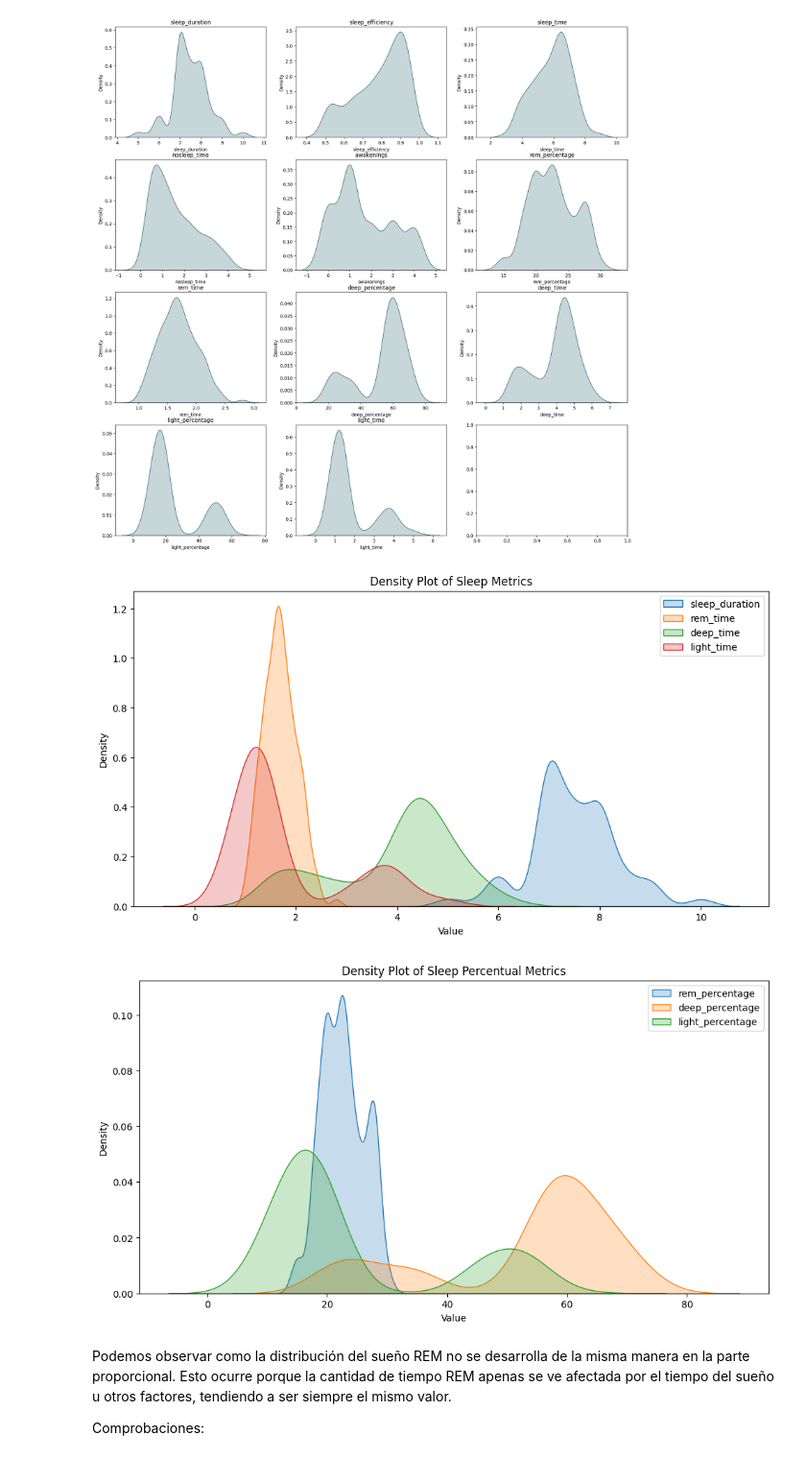
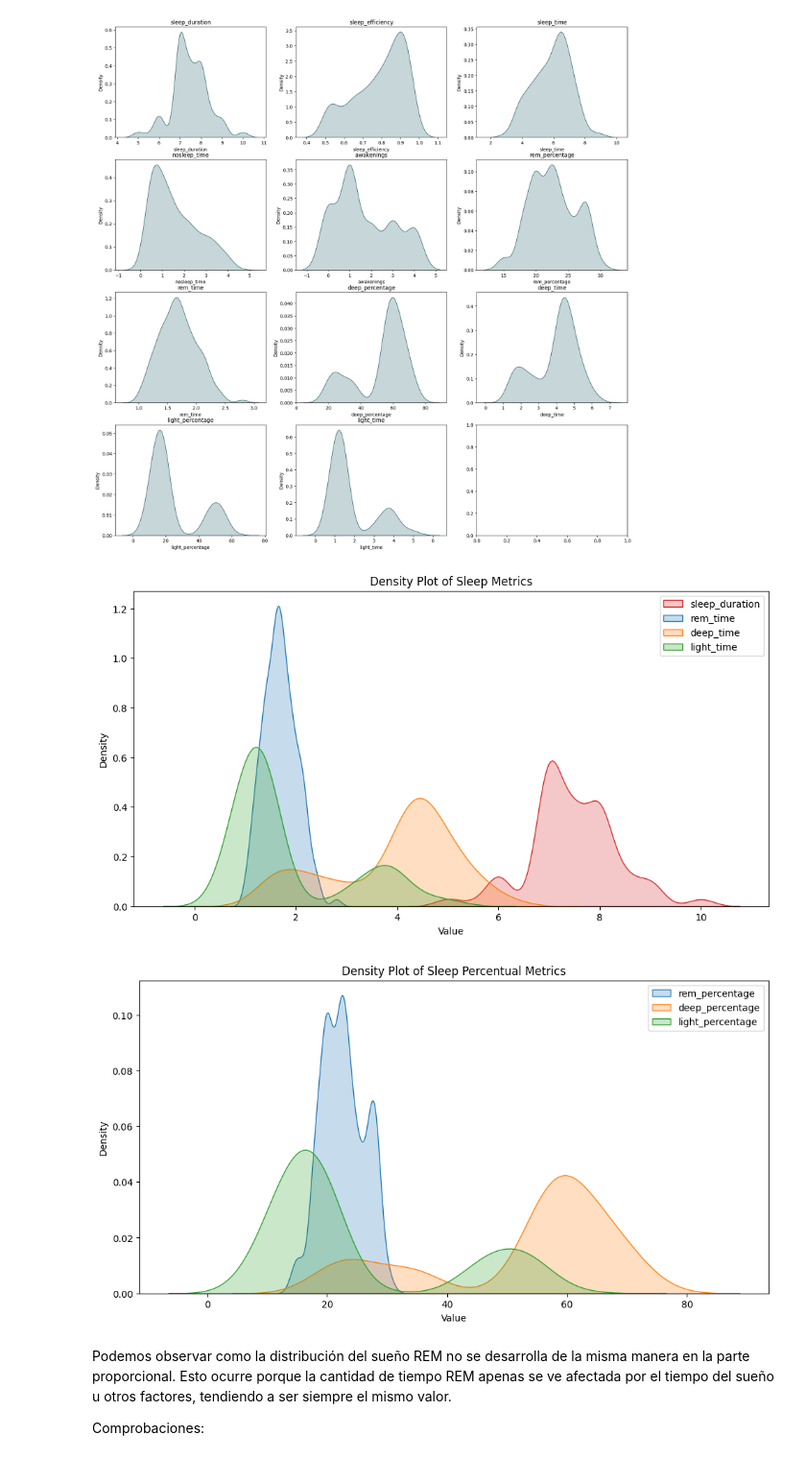
Before and after one commit to jfnevado/Sleep-study, a Jupyter notebook: main.ipynb, the cells around one changed output. Shown at 96% size. Drawn from its saved outputs; the diff is of its cells as text; code cells hidden in the pictures.

Commit message:
graph color

```diff
--- a/main.ipynb
+++ b/main.ipynb
@@ -218,38 +218,39 @@ plt.show()
 # %%
 #Create density plot of sleep metrics
 variables = ['sleep_duration', 'rem_time', 'deep_time', 'light_time']
+colors1 = ["#d62728", "#1f77b4", "#ff7f0e", "#2ca02c", "#9467bd", "#8c564b"]
 
 
 fig, ax = plt.subplots(figsize=(12,6))
 
 for i in range(len(variables)):
-    sns.kdeplot(data=df, x=variables[i], fill=True, ax=ax, label=variables[i])
+    sns.kdeplot(data=df, x=variables[i], fill=True, ax=ax, label=variables[i], color=colors1[i])
 
 ax.set_xlabel('Value')
 ax.set_ylabel('Density')
 ax.set_title('Density Plot of Sleep Metrics')
 ax.legend()
 
 plt.show()
 
 
 #Create density plot of sleep percentual metrics
 variables_percentage = ['rem_percentage', 'deep_percentage', 'light_percentage']
-
+colors2 = ["#1f77b4", "#ff7f0e", "#2ca02c", "#d62728", "#9467bd", "#8c564b"]
 
 fig, ax = plt.subplots(figsize=(12,6))
 
 for i in range(len(variables_percentage)):
-    sns.kdeplot(data=df, x=variables_percentage[i], fill=True, ax=ax, label=variables_percentage[i])
+    sns.kdeplot(data=df, x=variables_percentage[i], fill=True, ax=ax, label=variables_percentage[i], color=colors2[i])
 
 ax.set_xlabel('Value')
 ax.set_ylabel('Density')
 ax.set_title('Density Plot of Sleep Percentual Metrics')
 ax.legend()
 
 plt.show()
 # %% [output]
-[figure, old version]
+[figure, new version]
 [figure]
 # %% [markdown]
 Podemos observar como la distribución del sueño REM no se desarrolla de la misma manera en la parte proporcional. Esto ocurre porque la cantidad de tiempo REM apenas se ve afectada por el tiempo del sueño u otros factores, tendiendo a ser siempre el mismo valor.
```
Also changed, not shown: 2 other files.
